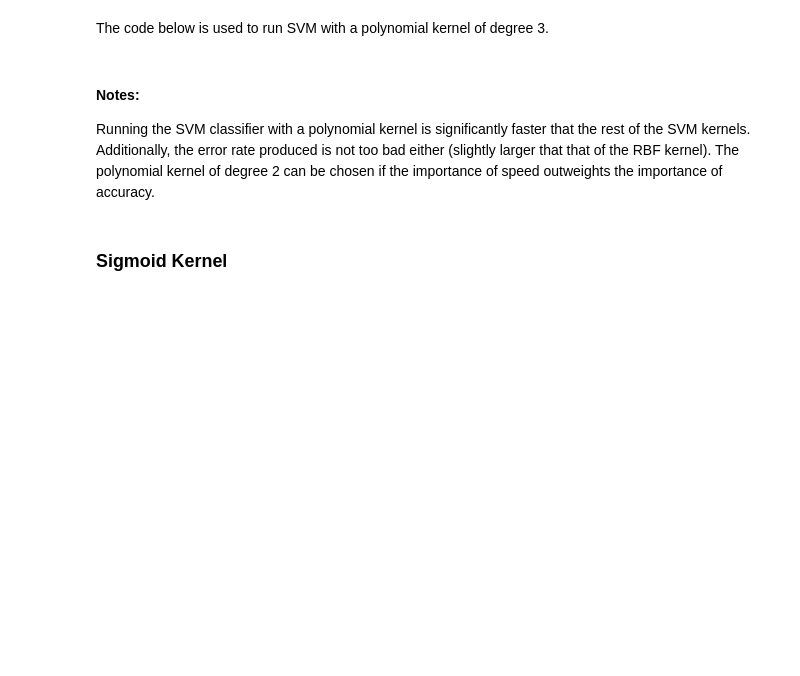
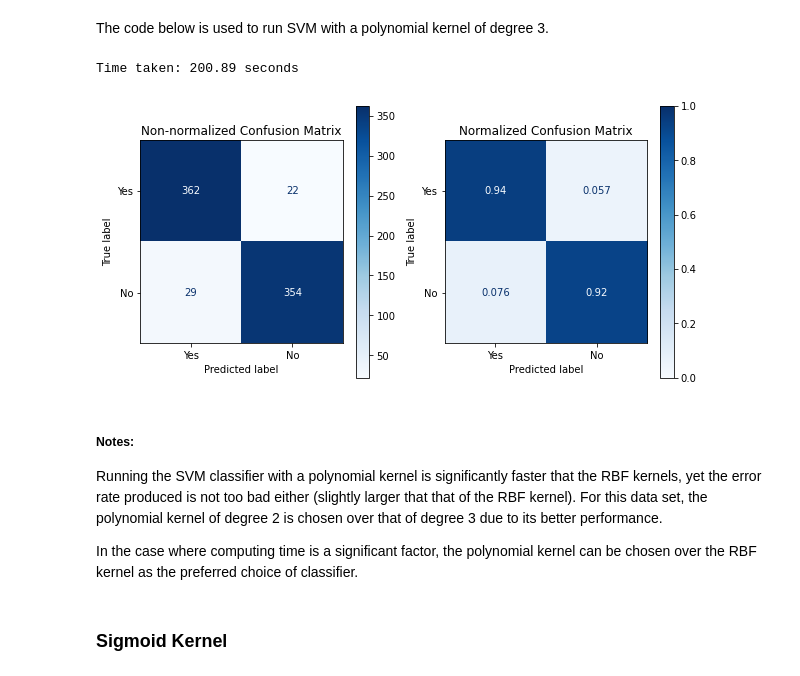
Before and after one commit to zengfung/MaskDetectionWithPython, a Jupyter notebook: Machine Learning Classification and Analysis.ipynb, the cells around one changed output. Drawn from its saved outputs; the diff is of its cells as text; code cells hidden in the pictures; blank space fills up the shorter version.

```diff
--- a/Machine Learning Classification and Analysis.ipynb
+++ b/Machine Learning Classification and Analysis.ipynb
@@ -227,16 +191,19 @@ del classifier3
 The code below is used to run SVM with a polynomial kernel of degree 3.
 # %%
 start = time.time()
-classifier4 = SVC(kernel = 'poly', degree = 3, cache_size = 500)
-classifier4.fit(train_x, train_y)
-[[tp, fn], [fp, tn]] = plot_confmat(classifier4, test_x, test_y_true)
+classifier = SVC(kernel = 'poly', degree = 3, cache_size = 500)
+classifier.fit(train_x, train_y)
+[[tp, fn], [fp, tn]] = plot_confmat(classifier, test_x, test_y_true)
 end = time.time()
 time_taken = end - start
 
 classification_result['SVM - Degree 3'] = {'Time' : time_taken,
                                       'True Positive' : tp,
                                       'True Negative' : tn,
                                       'False Positive' : fp,
                                       'False Negative' : fn}
 
 print('Time taken:', round(time_taken,2), 'seconds')
+# %% [output]
+Time taken: 200.89 seconds
+[figure, added]
@@ -246,7 +210,9 @@ del classifier4
 # %% [markdown]
-#### Notes:
+##### Notes:
 
-Running the SVM classifier with a polynomial kernel is significantly faster that the rest of the SVM kernels. Additionally, the error rate produced is not too bad either (slightly larger that that of the RBF kernel). The polynomial kernel of degree 2 can be chosen if the importance of speed outweights the importance of accuracy.
+Running the SVM classifier with a polynomial kernel is significantly faster that the RBF kernels, yet the error rate produced is not too bad either (slightly larger that that of the RBF kernel). For this data set, the polynomial kernel of degree 2 is chosen over that of degree 3 due to its better performance.
+
+In the case where computing time is a significant factor, the polynomial kernel can be chosen over the RBF kernel as the preferred choice of classifier.
 # %% [markdown]
 ### Sigmoid Kernel
 # %% [markdown]
```
Also changed, not shown: parts of 88 cells of this notebook.
